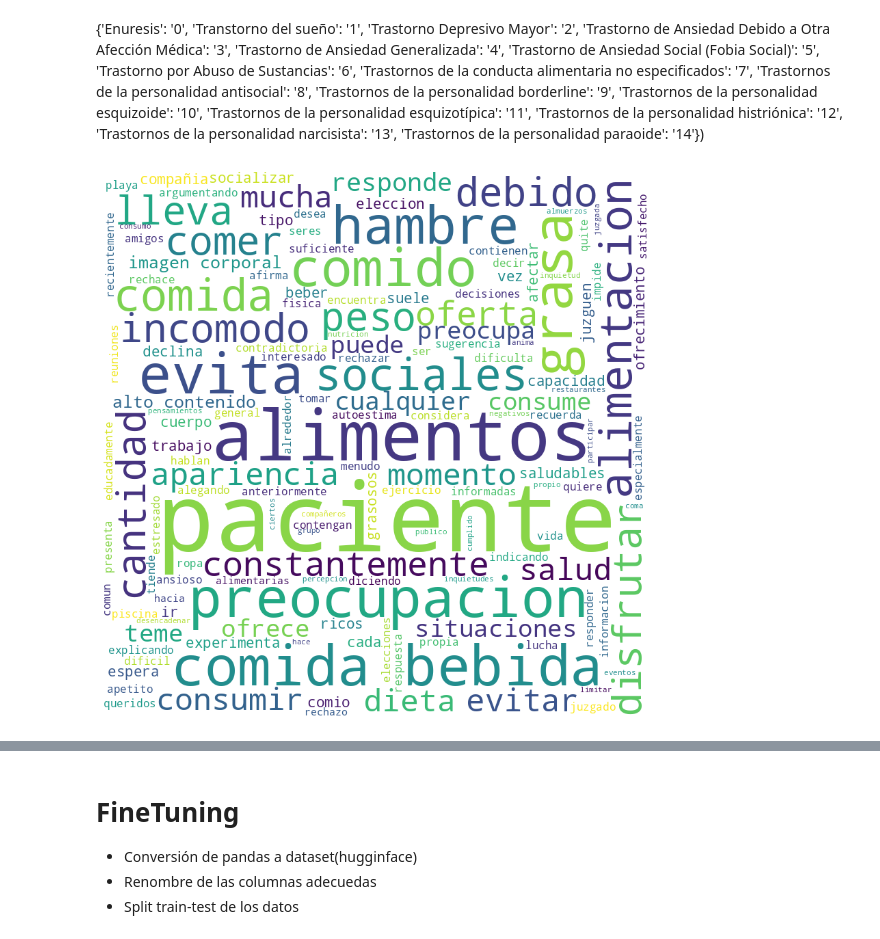
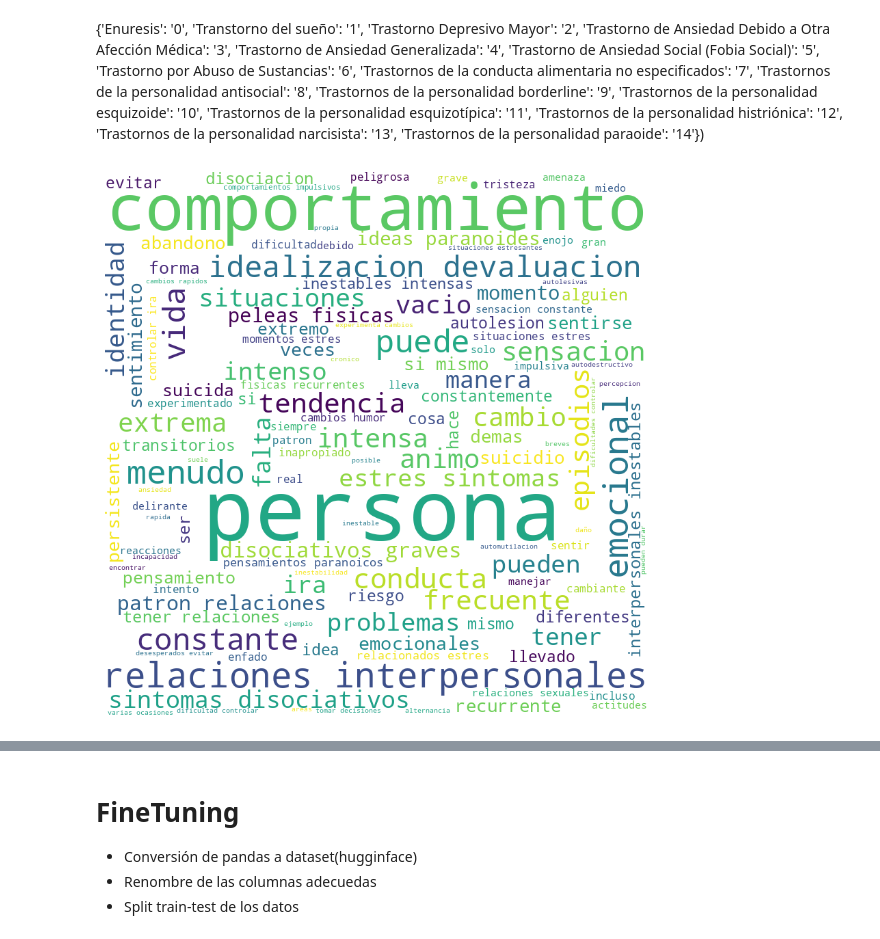
Before and after one commit to edmenciab733/hackaton2023, a Jupyter notebook: diagnostico_trastornos_edgar.ipynb, the cells around one changed output, grey strips where cells are left out. Saved outputs shown, nothing was run; the diff lists cells and outputs as text; code cells hidden in the pictures.

```diff
--- a/diagnostico_trastornos_edgar.ipynb
+++ b/diagnostico_trastornos_edgar.ipynb
@@ -225,9 +224,12 @@ data_tmp = data[data.Padecimiento_Cat== 7 ]
-# %%
-all_text = ' '.join(list(data_tmp["Sintoma_Limpia"].values))
-nube_palabras(all_text)
-del all_text
-# %% [output]
-[figure, removed]
+# %%
+def stopwords_by_cat(df, cat):
+  df_cat = df.loc[df['Padecimiento_Cat'] == cat]
+  all_text = ' '.join(list(df_cat["Sintoma_Limpia"].values))
+  return all_text
+# %%
+nube_palabras(stopwords_by_cat(data, 1))
+# %% [output]
+[figure, added]
 # %%
 all_text = ' '.join(list(data["Sintoma_Limpia"].values))
 nube_palabras(all_text)
```
Also changed, not shown: parts of 25 cells of this notebook.
